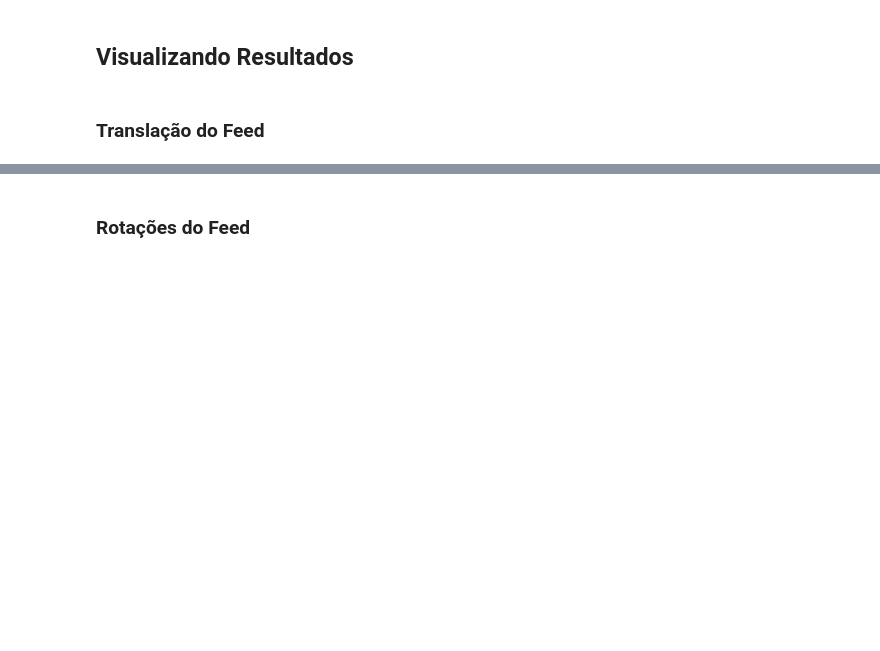
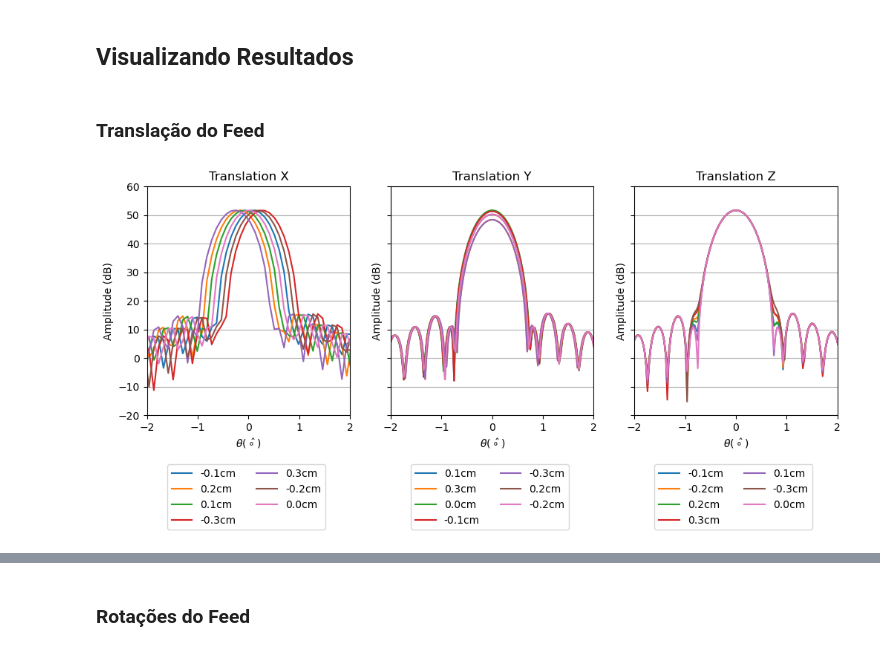
Before and after one commit to lbarosi/EMSimulationGrasp, a Jupyter notebook: notebooks/01_LB_GRASP_ANALYSIS.ipynb, the cells around one changed output, grey strips where cells are left out. Cells and saved outputs as stored; diff of their text form; code cells hidden in the pictures; blank space fills up the shorter version.

```diff
--- a/notebooks/01_LB_GRASP_ANALYSIS.ipynb
+++ b/notebooks/01_LB_GRASP_ANALYSIS.ipynb
@@ -139,17 +64,3 @@ for tor_file in tor_files:
-# %%
-#----------------
-# Translação em Z
-#----------------
-tor_files = []
-for param in displacement:
-    tor_file = grasp.make_tor(object="secondary", Z0=param, verbose=False)
-    tor_files.append(tor_file)
-# Roda o grasp em background para cada tor file.
-# Aguarde o final da execução do GRASP antes de prosseguir.
-time.sleep(1)
-for tor_file in tor_files:
-    job = grasp.run_grasp(tor_file)
-    job.pid
 # %% [markdown]
 ## Visualizando Resultados
 # %% [markdown]
@@ -157,20 +75,28 @@ for tor_file in tor_files:
 # %%
-df_gain_x, dfs_x = grasp.load_cuts("../grasp/STANDARD/job_feed_*_0_0_0_0/*.cut")
-df_gain_y, dfs_y = grasp.load_cuts("../grasp/STANDARD/job_feed_0_*_0_0_0/*.cut")
-df_gain_z, dfs_z = grasp.load_cuts("../grasp/STANDARD/job_feed_0_0_*_0_0/*.cut")
+df_gain_x, dfs_x = grasp.load_cuts("../data/raw/grasp/jobfullrange_feed_*_0_0_0_0/*.cut")
+df_gain_y, dfs_y = grasp.load_cuts("../data/raw/grasp/job_feed_0_*.*_0_0_0/*.cut")
+df_gain_z, dfs_z = grasp.load_cuts("../data/raw/grasp/job_feed_0_0_*.*_0_0/*.cut")
 # %%
 # Visualização da coleção de padrões de feixe.
-fig, ax = plt.subplots(ncols=3, figsize=(15, 6))
+fig, ax = plt.subplots(ncols=3, figsize=(12, 4), sharey=True)
 for ii, df in enumerate(dfs_x):
-    grasp.plot_beam_pattern(df, ax=ax[0], label=df_gain_x.Values[ii], norm=False);
-#ax[0].set_xlim([-2, 2])
-ax[0].set_title("Translação X")
+    grasp.plot_beam_pattern(df, ax=ax[0], label=str(df_gain_x.Values[ii]) + "cm", norm=False);
+ax[0].set_xlim([-2, 2])
+ax[0].set_ylim([-20,60])
+ax[0].set_title("Translation X")
+ax[0].legend(ncols=2, loc=(0.1, -0.5))
 for ii, df in enumerate(dfs_y):
-    grasp.plot_beam_pattern(df, ax=ax[1], label=df_gain_y.Values[ii], norm=False);
+    grasp.plot_beam_pattern(df, ax=ax[1], label=str(df_gain_y.Values[ii]) + "cm", norm=False);
 ax[1].set_xlim([-2, 2])
-ax[1].set_title("Translação Y")
+ax[1].set_ylim([-20,60])
+ax[1].set_title("Translation Y")
+ax[1].legend(ncols=2, loc=(0.1, -0.5))
 for ii, df in enumerate(dfs_z):
-    grasp.plot_beam_pattern(df, ax=ax[2], label=df_gain_z.Values[ii], norm=False);
+    grasp.plot_beam_pattern(df, ax=ax[2], label=str(df_gain_z.Values[ii]) + "cm", norm=False);
 ax[2].set_xlim([-2, 2])
-ax[2].set_title("Translação Z")
+ax[2].set_ylim([-20,60])
+ax[2].set_title("Translation Z")
+ax[2].legend(ncols=2, loc=(0.1, -0.5))
 plt.show();
+# %% [output]
+[figure, added]
```
Also changed, not shown: parts of 48 cells of this notebook, 7 other files.
